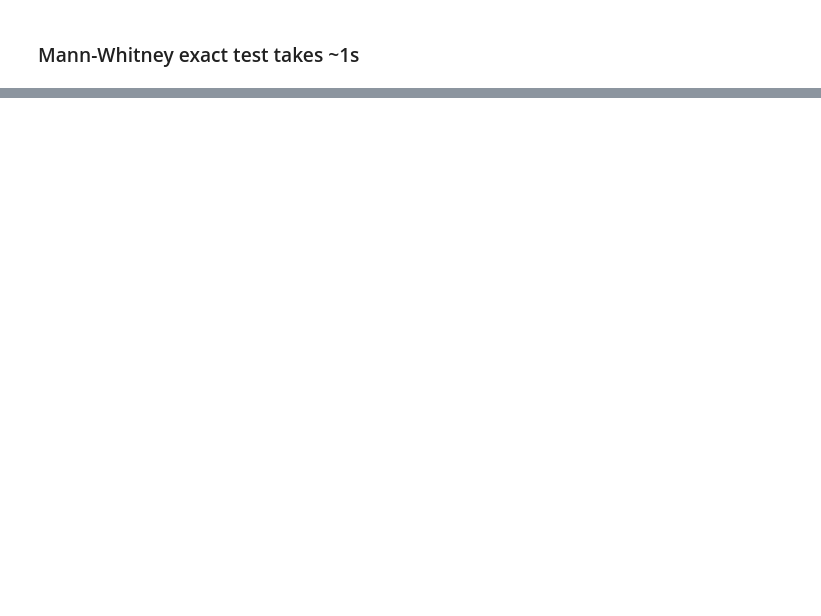
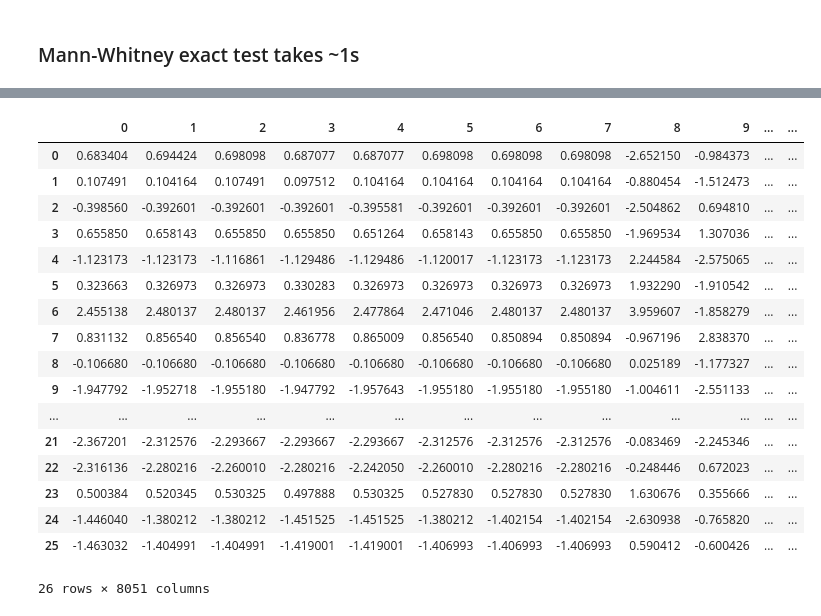
Before and after one commit to statisticalbiotechnology/parallelPermutationTest, a Jupyter notebook: Experimental data.ipynb, the cells around one changed output, grey strips where cells are left out. Cells and saved outputs as stored; diff of their text form; code cells hidden in the pictures; blank space fills up the shorter version.

```diff
--- a/Experimental data.ipynb
+++ b/Experimental data.ipynb
@@ -241,0 +366,23 @@ round(getFDR(df_e, alpha=0.01) * 100, 1)
+# %%
+
+
+x
+# %% [output]
+|  | 0 | 1 | 2 | 3 | 4 | 5 | 6 | 7 | 8 | 9 | ... | ... |
+| 0 | 0.683404 | 0.694424 | 0.698098 | 0.687077 | 0.687077 | 0.698098 | 0.698098 | 0.698098 | -2.652150 | -0.984373 | ... | ... |
+| 1 | 0.107491 | 0.104164 | 0.107491 | 0.097512 | 0.104164 | 0.104164 | 0.104164 | 0.104164 | -0.880454 | -1.512473 | ... | ... |
+| 2 | -0.398560 | -0.392601 | -0.392601 | -0.392601 | -0.395581 | -0.392601 | -0.392601 | -0.392601 | -2.504862 | 0.694810 | ... | ... |
+| 3 | 0.655850 | 0.658143 | 0.655850 | 0.655850 | 0.651264 | 0.658143 | 0.655850 | 0.655850 | -1.969534 | 1.307036 | ... | ... |
+| 4 | -1.123173 | -1.123173 | -1.116861 | -1.129486 | -1.129486 | -1.120017 | -1.123173 | -1.123173 | 2.244584 | -2.575065 | ... | ... |
+| 5 | 0.323663 | 0.326973 | 0.326973 | 0.330283 | 0.326973 | 0.326973 | 0.326973 | 0.326973 | 1.932290 | -1.910542 | ... | ... |
+| 6 | 2.455138 | 2.480137 | 2.480137 | 2.461956 | 2.477864 | 2.471046 | 2.480137 | 2.480137 | 3.959607 | -1.858279 | ... | ... |
+| 7 | 0.831132 | 0.856540 | 0.856540 | 0.836778 | 0.865009 | 0.856540 | 0.850894 | 0.850894 | -0.967196 | 2.838370 | ... | ... |
+| 8 | -0.106680 | -0.106680 | -0.106680 | -0.106680 | -0.106680 | -0.106680 | -0.106680 | -0.106680 | 0.025189 | -1.177327 | ... | ... |
+| 9 | -1.947792 | -1.952718 | -1.955180 | -1.947792 | -1.957643 | -1.955180 | -1.955180 | -1.955180 | -1.004611 | -2.551133 | ... | ... |
+| ... | ... | ... | ... | ... | ... | ... | ... | ... | ... | ... | ... | ... |
+| 21 | -2.367201 | -2.312576 | -2.293667 | -2.293667 | -2.293667 | -2.312576 | -2.312576 | -2.312576 | -0.083469 | -2.245346 | ... | ... |
+| 22 | -2.316136 | -2.280216 | -2.260010 | -2.280216 | -2.242050 | -2.260010 | -2.280216 | -2.280216 | -0.248446 | 0.672023 | ... | ... |
+| 23 | 0.500384 | 0.520345 | 0.530325 | 0.497888 | 0.530325 | 0.527830 | 0.527830 | 0.527830 | 1.630676 | 0.355666 | ... | ... |
+| 24 | -1.446040 | -1.380212 | -1.380212 | -1.451525 | -1.451525 | -1.380212 | -1.402154 | -1.402154 | -2.630938 | -0.765820 | ... | ... |
+| 25 | -1.463032 | -1.404991 | -1.404991 | -1.419001 | -1.419001 | -1.406993 | -1.406993 | -1.406993 | 0.590412 | -0.600426 | ... | ... |
+26 rows × 8051 columns
```
Also changed, not shown: parts of 56 cells of this notebook, 2 other files.
